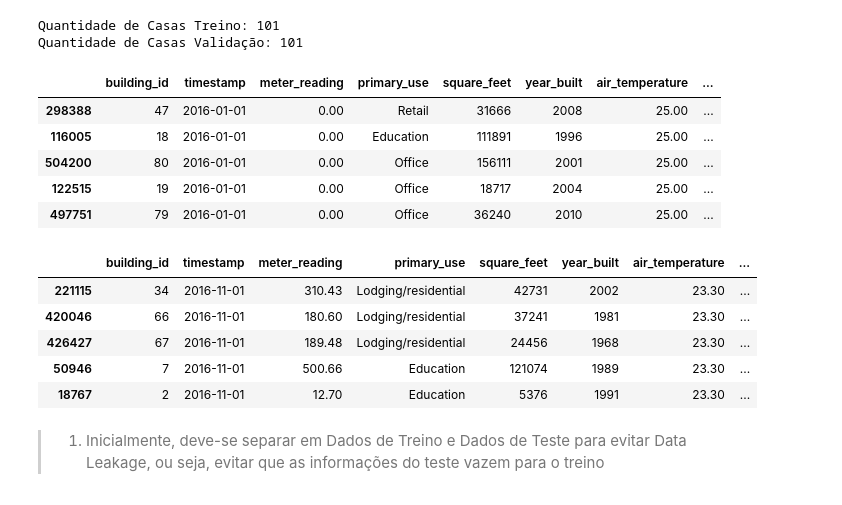
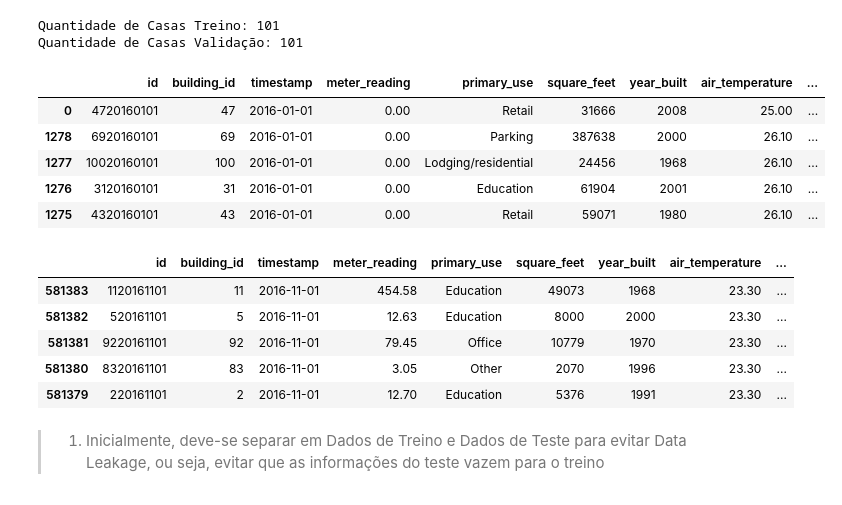
Before and after one commit to leonardovargas10/Modelo_Forecasting_Consumo_Energia, a Jupyter notebook: Modelo_Predicao_Consumo_Energia.ipynb, the cells around one changed output. Cells and saved outputs as stored; diff of their text form; code cells hidden in the pictures.

```diff
--- a/Modelo_Predicao_Consumo_Energia.ipynb
+++ b/Modelo_Predicao_Consumo_Energia.ipynb
@@ -836,23 +841,27 @@ print(f'Quantidade de Casas Validação: {df_valid.building_id.nunique()}')
 Quantidade de Casas Treino: 101
 Quantidade de Casas Validação: 101
 # %%
-features_temporais(df_train, df_valid)
+analytics_df_train = df_train.copy()
+analytics_df_valid = df_valid.copy()
 
-display(df_train.head())
-display(df_valid.head())
+ano_dia_mes_hora(analytics_df_train)
+ano_dia_mes_hora(analytics_df_valid)
+
+display(analytics_df_train.head())
+display(analytics_df_valid.head())
 # %% [output]
-|  | building_id | timestamp | meter_reading | primary_use | square_feet | year_built | air_temperature | ... |
-| 298388 | 47 | 2016-01-01 | 0.00 | Retail | 31666 | 2008 | 25.00 | ... |
-| 116005 | 18 | 2016-01-01 | 0.00 | Education | 111891 | 1996 | 25.00 | ... |
-| 504200 | 80 | 2016-01-01 | 0.00 | Office | 156111 | 2001 | 25.00 | ... |
-| 122515 | 19 | 2016-01-01 | 0.00 | Office | 18717 | 2004 | 25.00 | ... |
-| 497751 | 79 | 2016-01-01 | 0.00 | Office | 36240 | 2010 | 25.00 | ... |
+|  | id | building_id | timestamp | meter_reading | primary_use | square_feet | year_built | air_temperature | ... |
+| 0 | 4720160101 | 47 | 2016-01-01 | 0.00 | Retail | 31666 | 2008 | 25.00 | ... |
+| 1278 | 6920160101 | 69 | 2016-01-01 | 0.00 | Parking | 387638 | 2000 | 26.10 | ... |
+| 1277 | 10020160101 | 100 | 2016-01-01 | 0.00 | Lodging/residential | 24456 | 1968 | 26.10 | ... |
+| 1276 | 3120160101 | 31 | 2016-01-01 | 0.00 | Education | 61904 | 2001 | 26.10 | ... |
+| 1275 | 4320160101 | 43 | 2016-01-01 | 0.00 | Retail | 59071 | 1980 | 26.10 | ... |
-|  | building_id | timestamp | meter_reading | primary_use | square_feet | year_built | air_temperature | ... |
-| 221115 | 34 | 2016-11-01 | 310.43 | Lodging/residential | 42731 | 2002 | 23.30 | ... |
-| 420046 | 66 | 2016-11-01 | 180.60 | Lodging/residential | 37241 | 1981 | 23.30 | ... |
-| 426427 | 67 | 2016-11-01 | 189.48 | Lodging/residential | 24456 | 1968 | 23.30 | ... |
-| 50946 | 7 | 2016-11-01 | 500.66 | Education | 121074 | 1989 | 23.30 | ... |
-| 18767 | 2 | 2016-11-01 | 12.70 | Education | 5376 | 1991 | 23.30 | ... |
+|  | id | building_id | timestamp | meter_reading | primary_use | square_feet | year_built | air_temperature | ... |
+| 581383 | 1120161101 | 11 | 2016-11-01 | 454.58 | Education | 49073 | 1968 | 23.30 | ... |
+| 581382 | 520161101 | 5 | 2016-11-01 | 12.63 | Education | 8000 | 2000 | 23.30 | ... |
+| 581381 | 9220161101 | 92 | 2016-11-01 | 79.45 | Office | 10779 | 1970 | 23.30 | ... |
+| 581380 | 8320161101 | 83 | 2016-11-01 | 3.05 | Other | 2070 | 1996 | 23.30 | ... |
+| 581379 | 220161101 | 2 | 2016-11-01 | 12.70 | Education | 5376 | 1991 | 23.30 | ... |
 # %% [markdown]
 > 1. Inicialmente, deve-se separar em Dados de Treino e Dados de Teste para evitar Data Leakage, ou seja, evitar que as informações do teste vazem para o treino
 # %% [markdown]
```
Also changed, not shown: parts of 24 cells of this notebook.
